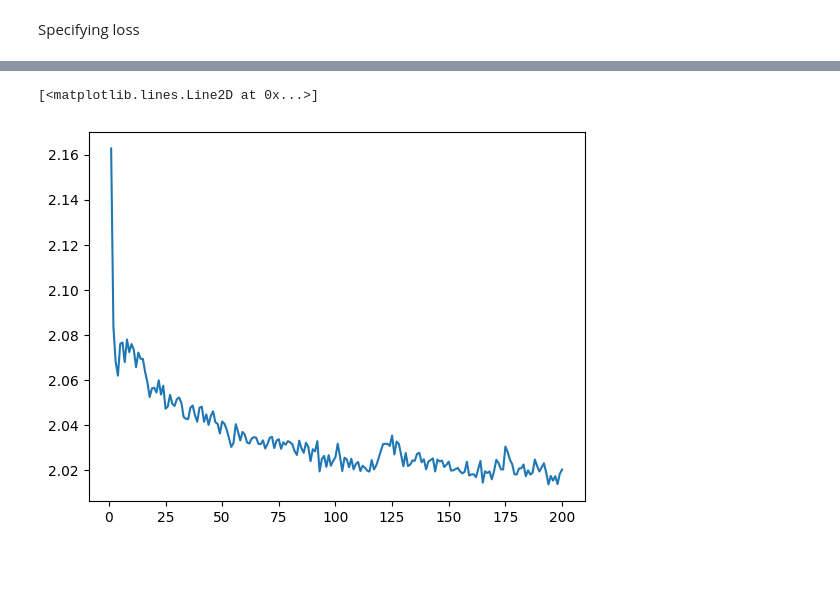
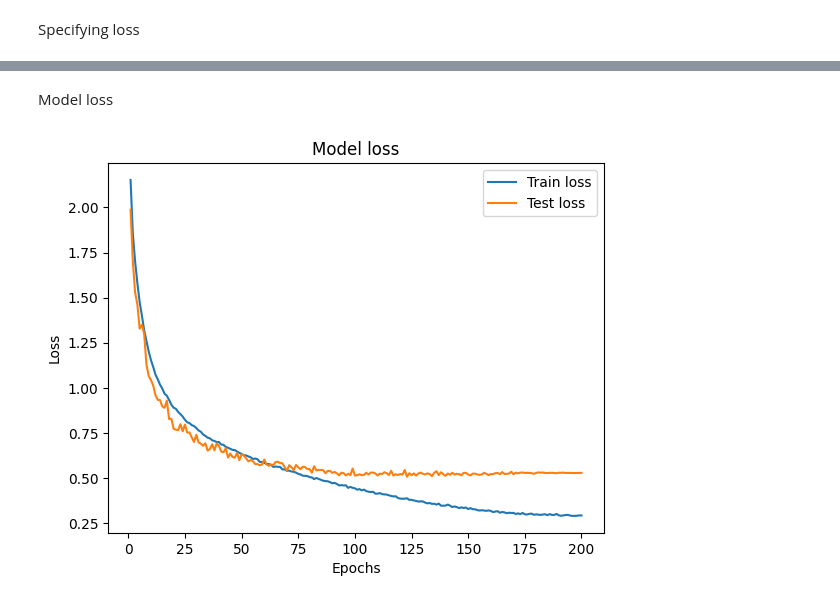
Before and after one commit to DevDenus/BOGOMOL-CV, a Jupyter notebook: image_classification.ipynb, the cells around one changed output, grey strips where cells are left out. Drawn from its saved outputs; the diff is of its cells as text; code cells hidden in the pictures; blank space fills up the shorter version.

```diff
--- a/image_classification.ipynb
+++ b/image_classification.ipynb
@@ -133,8 +156,8 @@ Estimated Total Size (MB): 10.72
 history = {
     "train_loss" : [float('inf')],
     "train_acc" : [0],
-    "val_loss" : [float('inf')],
-    "val_acc" : [0]
+    "test_loss" : [float('inf')],
+    "test_acc" : [0]
 }
 # %%
 def compute_accuracy(predictions: torch.Tensor, ground_truth: torch.Tensor) -> float:
@@ -303,5 +320,13 @@ Training epoch: 12/200
-# %%
-plt.plot(history['train_loss'])
-# %% [output]
-[<matplotlib.lines.Line2D at 0x...>]
-[figure, removed]
+# %% [markdown]
+Model loss
+# %%
+plt.plot(history['train_loss'], label="Train loss")
+plt.plot(history['test_loss'], label="Test loss")
+
+plt.xlabel("Epochs")
+plt.ylabel("Loss")
+plt.legend()
+plt.title("Model loss")
+plt.savefig("loss.png")
+# %% [output]
+[figure, added]
```
Also changed, not shown: parts of 17 cells of this notebook, 10 other files.
